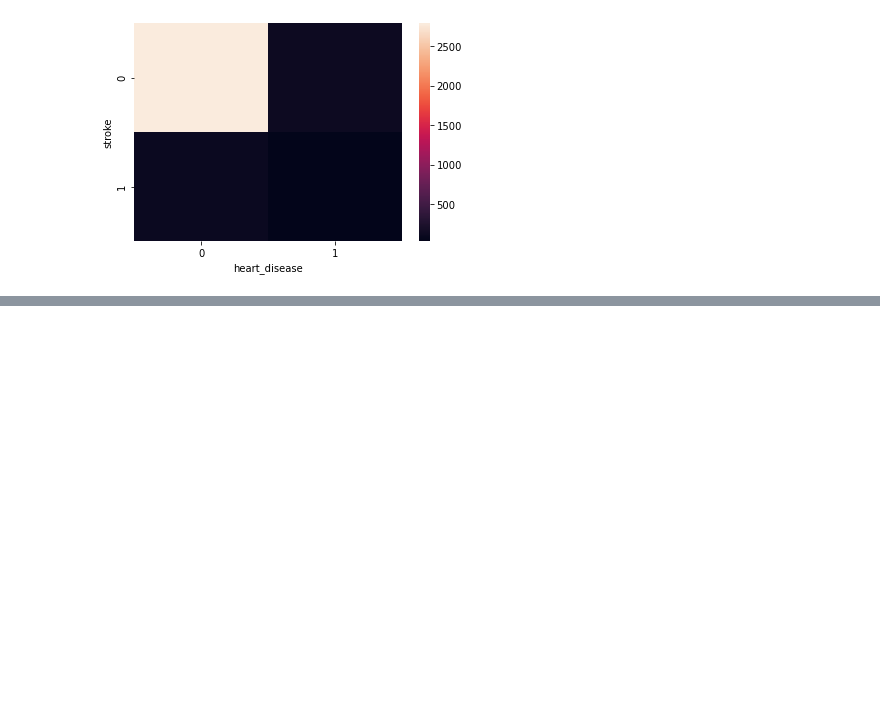
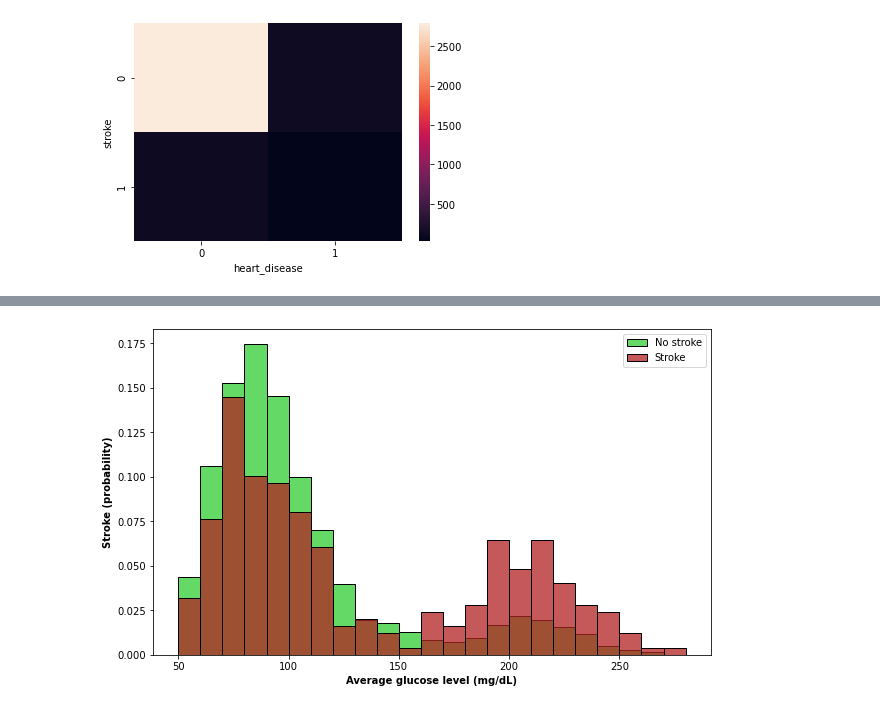
Before and after one commit to stroke-predictors/germain-capstone-stoke-prediction, a Jupyter notebook: explore-Sarah.ipynb, the cells around one changed output, grey strips where cells are left out. Cells and saved outputs as stored; diff of their text form; code cells hidden in the pictures; blank space fills up the shorter version.

```diff
--- a/explore-Sarah.ipynb
+++ b/explore-Sarah.ipynb
@@ -242,0 +278,24 @@ Tips for final notebook
+# %%
+plt.figure(figsize=(10,6))
+sns.histplot(
+    df[df["stroke"] == 0]["avg_glucose_level"],
+    binwidth=10,
+    binrange=[50, 280],
+    stat="probability",
+    color="limegreen",
+    label="No stroke",
+)
+sns.histplot(
+    df[df["stroke"] == 1]["avg_glucose_level"],
+    binwidth=10,
+    binrange=[50, 280],
+    stat="probability",
+    color="firebrick",
+    label="Stroke",
+)
+plt.xlabel("Average glucose level (mg/dL)", fontweight="bold")
+plt.ylabel("Stroke (probability)", fontweight="bold")
+plt.legend()
+plt.show()
+# %% [output]
+[figure, added]
```
Also changed, not shown: parts of 17 cells of this notebook.
